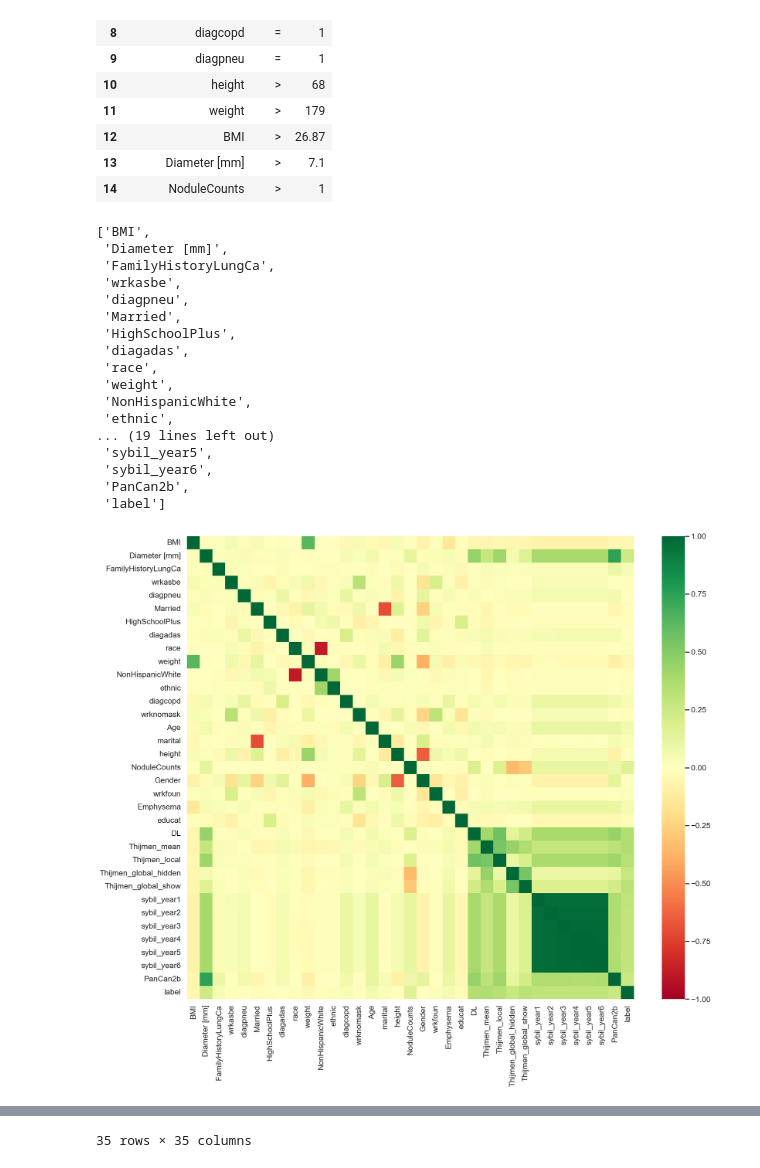
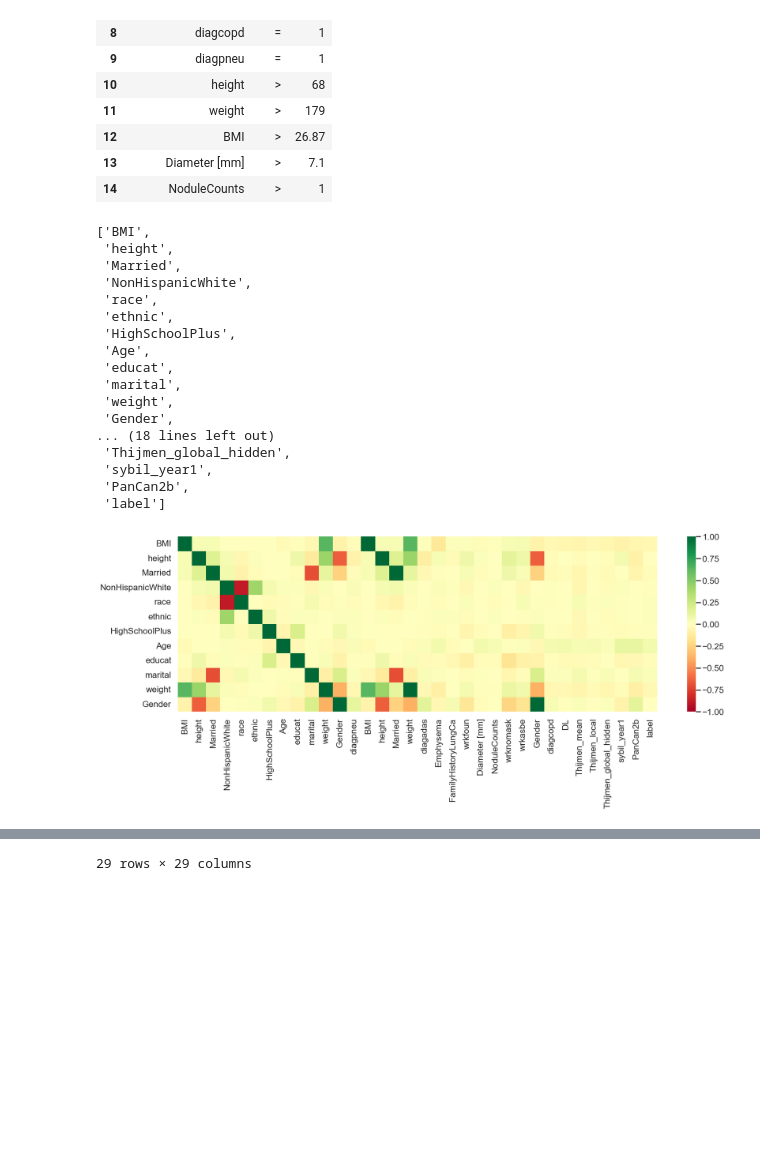
Before and after one commit to DIAGNijmegen/bodyct-lung-malignancy-fairness, a Jupyter notebook: nlst/nlst_demo_links.ipynb, the cells around one changed output, grey strips where cells are left out. Drawn from its saved outputs; the diff is of its cells as text; code cells hidden in the pictures; blank space fills up the shorter version.

Commit message:
analysis to prep for lung presentation

```diff
--- a/nlst/nlst_demo_links.ipynb
+++ b/nlst/nlst_demo_links.ipynb
@@ -157,14 +157,9 @@ MODEL_TO_COL = {
     "Venkadesh": "DL",
     "de Haas Combined": "Thijmen_mean",
     "de Haas Local": "Thijmen_local",
-    "de Haas Global (hidden nodule)": "Thijmen_global_hidden",
-    "de Haas Global (shown nodule)": "Thijmen_global_show",
+    "de Haas Global": "Thijmen_global_hidden",
+    # "de Haas Global (shown nodule)": "Thijmen_global_show",
     "Sybil year 1": "sybil_year1",
-    "Sybil year 2": "sybil_year2",
-    "Sybil year 3": "sybil_year3",
-    "Sybil year 4": "sybil_year4",
-    "Sybil year 5": "sybil_year5",
-    "Sybil year 6": "sybil_year6",
     "PanCan2b": "PanCan2b",
 }
 # %%
@@ -229,27 +224,28 @@ sybil_worse_df
 | 13 | Diameter [mm] | > | 7.1 |
 | 14 | NoduleCounts | > | 1 |
 # %%
-cols = list(set(list(sybil_worse_df['col']) + nlst_democols['cat']['demo'] + nlst_democols['num']['demo'])) + list(MODEL_TO_COL.values()) + ['label']
+rows = list(set(nlst_democols['cat']['demo'] + nlst_democols['num']['demo']))
+cols = rows + list(set(list(sybil_worse_df['col']))) + list(MODEL_TO_COL.values()) + ['label']
 cols
 # %% [output]
 ['BMI',
- 'Diameter [mm]',
- 'FamilyHistoryLungCa',
- 'wrkasbe',
- 'diagpneu',
+ 'height',
  'Married',
+ 'NonHispanicWhite',
+ 'race',
+ 'ethnic',
  'HighSchoolPlus',
- 'diagadas',
- 'race',
+ 'Age',
+ 'educat',
+ 'marital',
  'weight',
- 'NonHispanicWhite',
- 'ethnic',
-... (19 lines left out)
- 'sybil_year5',
- 'sybil_year6',
+ 'Gender',
+... (18 lines left out)
+ 'Thijmen_global_hidden',
+ 'sybil_year1',
  'PanCan2b',
  'label']
 # %%
-utils.corrmat(kiran_data, cols, cols)
+utils.corrmat(kiran_data, rows, cols)
 # %% [output]
-[figure, old version]
+[figure, new version]
@@ -273 +269 @@ utils.corrmat(kiran_data, cols, cols)
-35 rows × 35 columns
+29 rows × 29 columns
```
Also changed, not shown: parts of 2 cells of this notebook.
